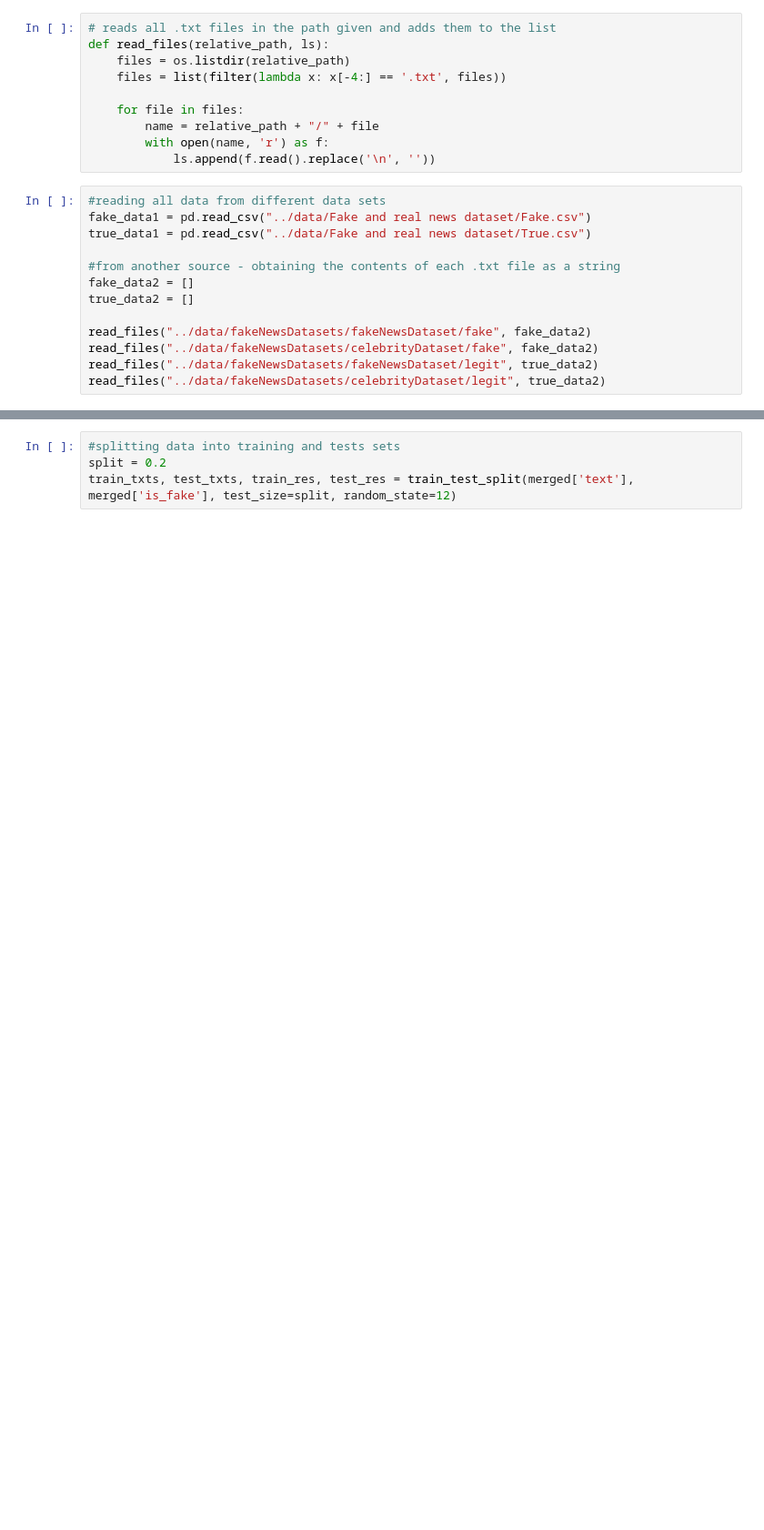
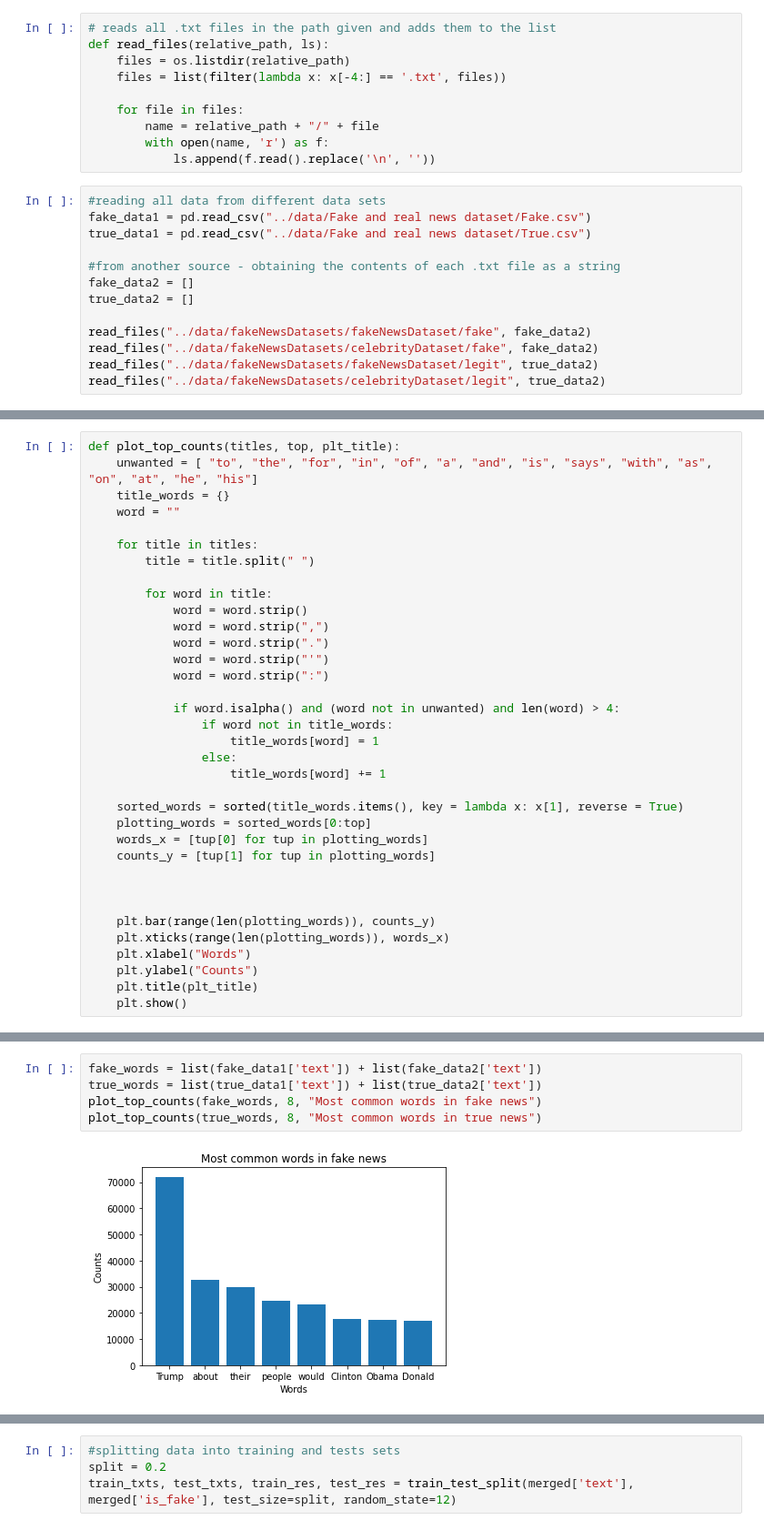
Before and after one commit to Rhizii/fake_news_classifier, a Jupyter notebook: fake_texts_classifier.ipynb, the cells around one changed output, grey strips where cells are left out. Shown: that part at 91% size. Saved outputs shown, nothing was run; the diff lists cells and outputs as text; blank space fills up the shorter version.

```diff
--- a/fake_texts_classifier.ipynb
+++ b/fake_texts_classifier.ipynb
@@ -47 +60,36 @@ False
+# %%
+def plot_top_counts(titles, top, plt_title):
+    unwanted = [ "to", "the", "for", "in", "of", "a", "and", "is", "says", "with", "as", "on", "at", "he", "his"]
+    title_words = {}
+    word = ""
+
+    for title in titles:
+        title = title.split(" ")
+
+        for word in title:
+            word = word.strip()
+            word = word.strip(",")
+            word = word.strip(".")
+            word = word.strip("'")
+            word = word.strip(":")
+
+            if word.isalpha() and (word not in unwanted) and len(word) > 4:
+                if word not in title_words:
+                    title_words[word] = 1
+                else:
+                    title_words[word] += 1
+
+    sorted_words = sorted(title_words.items(), key = lambda x: x[1], reverse = True)
+    plotting_words = sorted_words[0:top]
+    words_x = [tup[0] for tup in plotting_words]
+    counts_y = [tup[1] for tup in plotting_words]
+
+
+
+    plt.bar(range(len(plotting_words)), counts_y)
+    plt.xticks(range(len(plotting_words)), words_x)
+    plt.xlabel("Words")
+    plt.ylabel("Counts")
+    plt.title(plt_title)
+    plt.show()
 # %%
@@ -78,0 +115,7 @@ False
+# %%
+fake_words = list(fake_data1['text']) + list(fake_data2['text'])
+true_words = list(true_data1['text']) + list(true_data2['text'])
+plot_top_counts(fake_words, 8, "Most common words in fake news")
+plot_top_counts(true_words, 8, "Most common words in true news")
+# %% [output]
+[figure, added]
```
Also changed, not shown: parts of 12 cells of this notebook, 1 other file.
